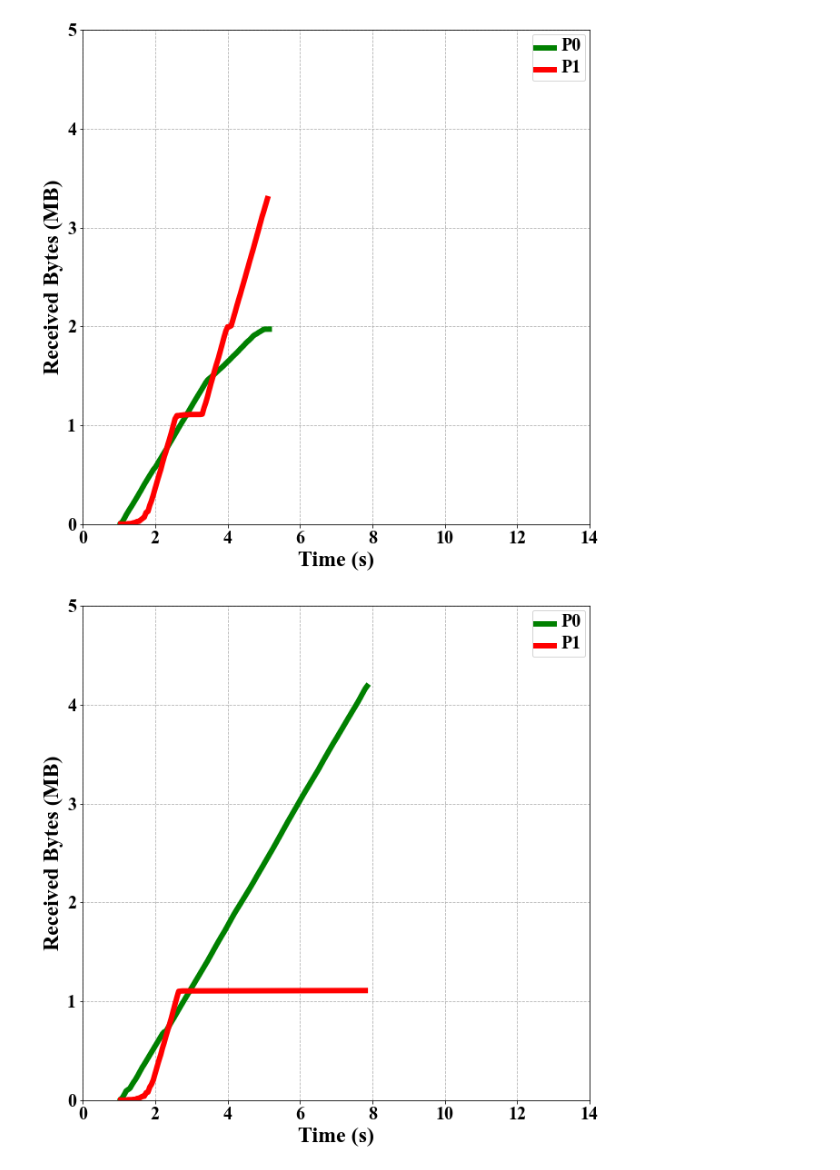
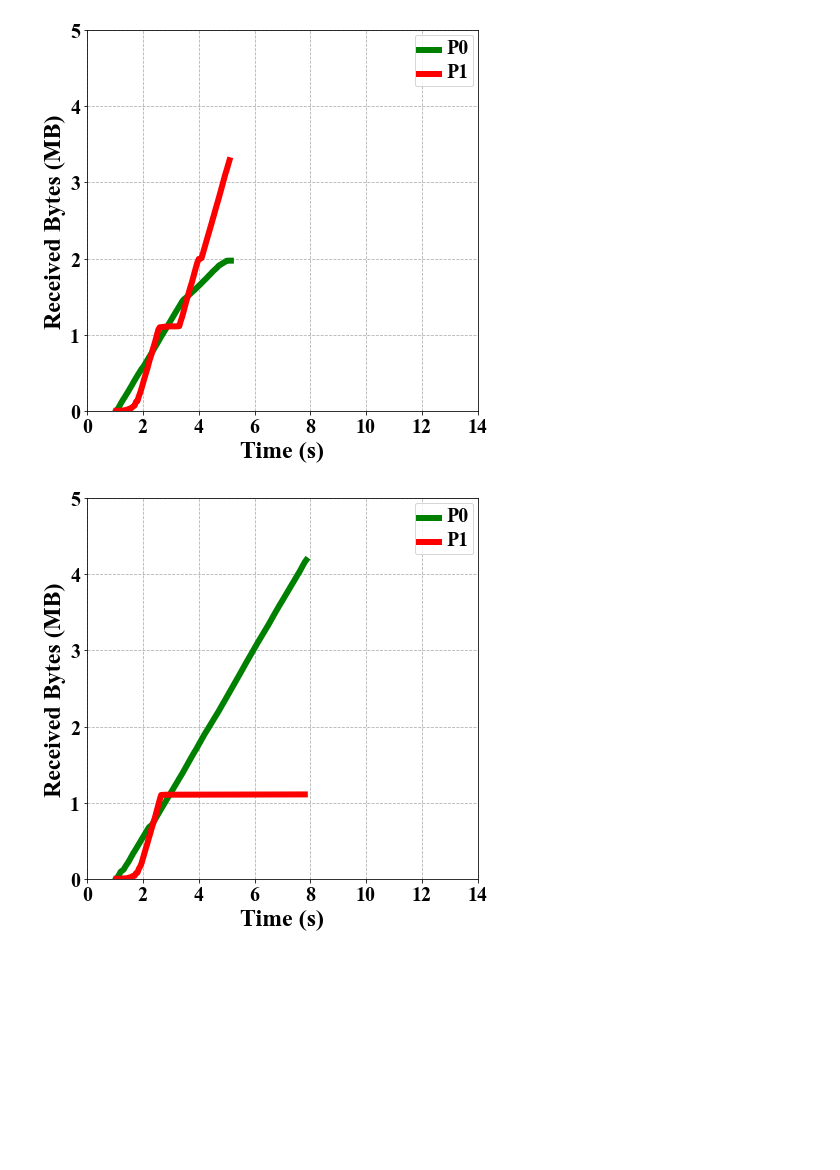
Before and after one commit to ssjShirley/mpquic-ns3, a Jupyter notebook: results-wns3/scheduler-cpr-two-path-figure11-13.ipynb, the cells around one changed output. Saved outputs shown, nothing was run; the diff lists cells and outputs as text; code cells hidden in the pictures; blank space fills up the shorter version.

```diff
--- a/results-wns3/scheduler-cpr-two-path-figure11-13.ipynb
+++ b/results-wns3/scheduler-cpr-two-path-figure11-13.ipynb
@@ -29,7 +29,7 @@ def draw(i):
     toDrop =dataTotal.loc[dataTotal["path"] == '1'].index.tolist()
     two = dataTotal.drop(toDrop)
 
-    plt.figure(figsize=(10, 10))
+    plt.figure(figsize=(7, 7))
     plt.grid(linestyle="--")
     ax = plt.gca()
 
@@ -87,7 +87,7 @@ def drawP(i):
     toDrop =dataTotal.loc[dataTotal["path"] == '1'].index.tolist()
     two = dataTotal.drop(toDrop)
 
-    plt.figure(figsize=(10, 10))
+    plt.figure(figsize=(7, 7))
     plt.grid(linestyle="--")
     ax = plt.gca()
 
@@ -147,7 +147,7 @@ def drawU(i):
     toDrop =dataTotal.loc[dataTotal["path"] == '1'].index.tolist()
     two = dataTotal.drop(toDrop)
 
-    plt.figure(figsize=(10, 10))
+    plt.figure(figsize=(7, 7))
     plt.grid(linestyle="--")
     ax = plt.gca()
 
@@ -180,2 +180,2 @@ for i in range(0,5):
-[figure, old version]
+[figure, new version]
-[figure, old version]
+[figure, new version]
```
Also changed, not shown: parts of 4 cells of this notebook, 21 other files.
